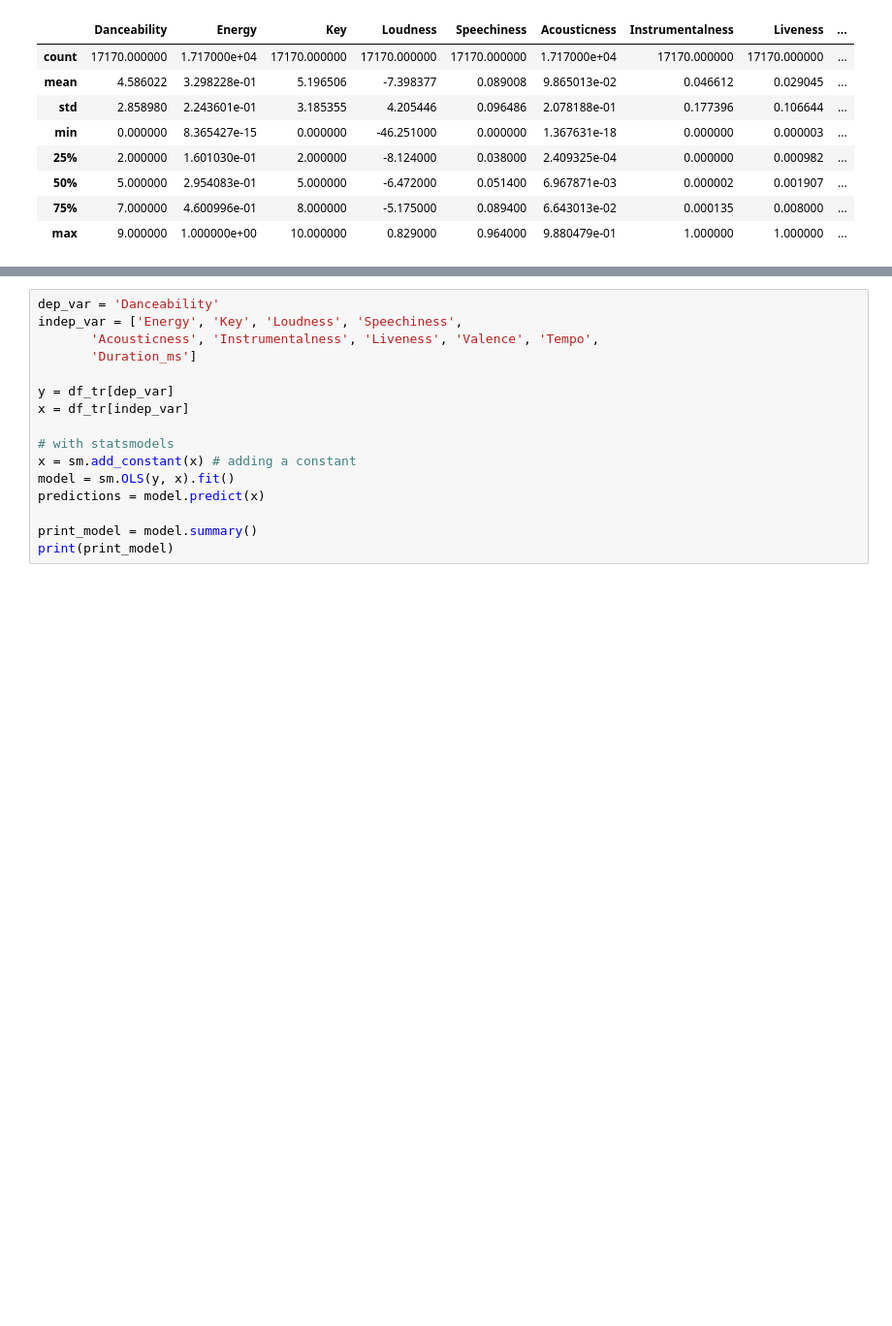
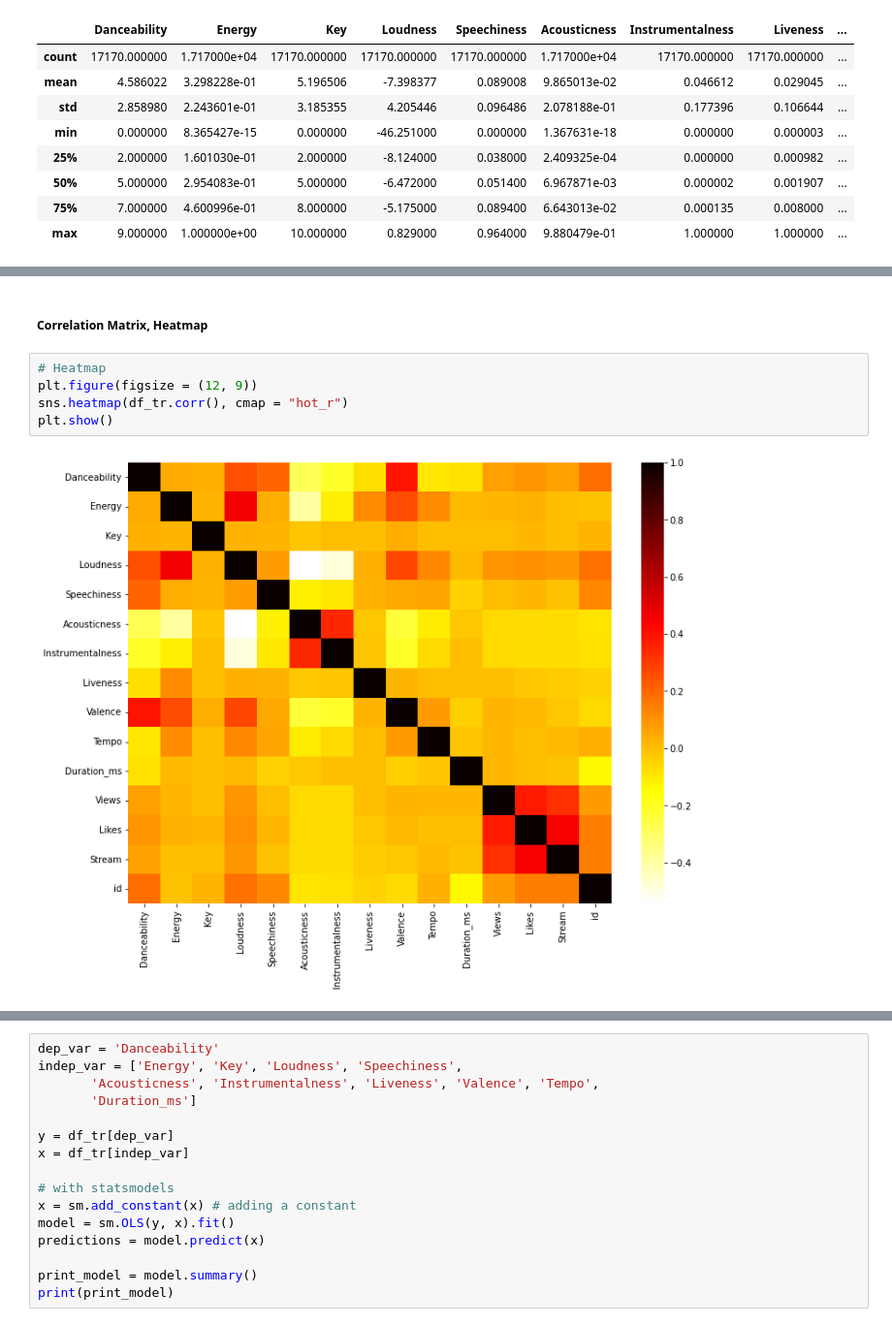
Before and after one commit to ouyang-yang/HTML, a Jupyter notebook: ML_FP.ipynb, the cells around one changed output, grey strips where cells are left out. Shown: that part at 97% size. Saved outputs shown, nothing was run; the diff lists cells and outputs as text; blank space fills up the shorter version.

```diff
--- a/ML_FP.ipynb
+++ b/ML_FP.ipynb
@@ -52,0 +61,9 @@ df_tr.describe()
+# %% [markdown]
+##### Correlation Matrix, Heatmap
+# %%
+# Heatmap
+plt.figure(figsize = (12, 9))
+sns.heatmap(df_tr.corr(), cmap = "hot_r")
+plt.show()
+# %% [output]
+[figure, added]
```
Also changed, not shown: parts of 8 cells of this notebook.
